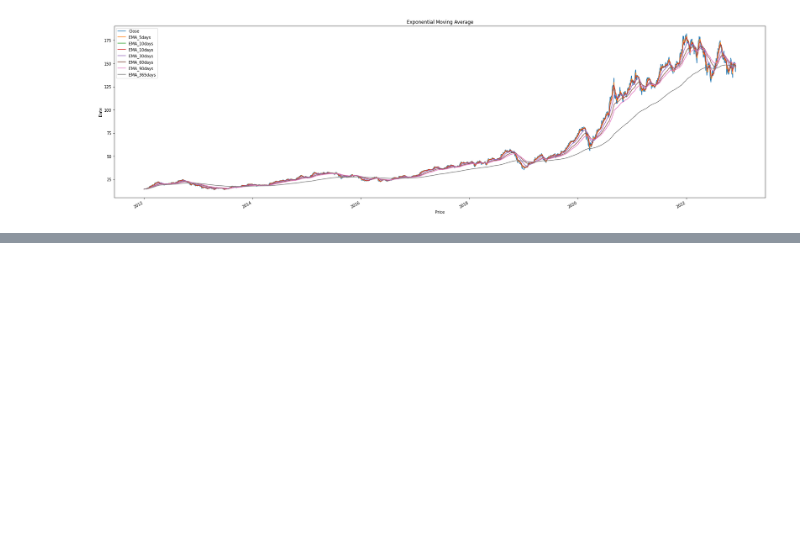
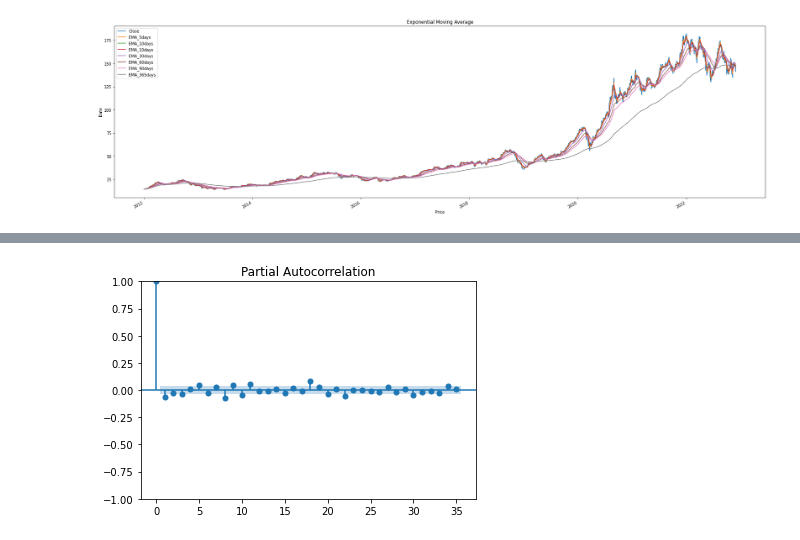
Before and after one commit to grantc00/Capstone-2, a Jupyter notebook: Capstone2.ipynb, the cells around one changed output, grey strips where cells are left out. Saved outputs shown, nothing was run; the diff lists cells and outputs as text; code cells hidden in the pictures; blank space fills up the shorter version.

```diff
--- a/Capstone2.ipynb
+++ b/Capstone2.ipynb
@@ -350,0 +433,4 @@ Text(0, 0.5, 'Date')
+# %%
+pacf = plot_pacf(df_aapl['Close First Difference'].dropna())
+# %% [output]
+[figure, added]
```
Also changed, not shown: parts of 25 cells of this notebook.
